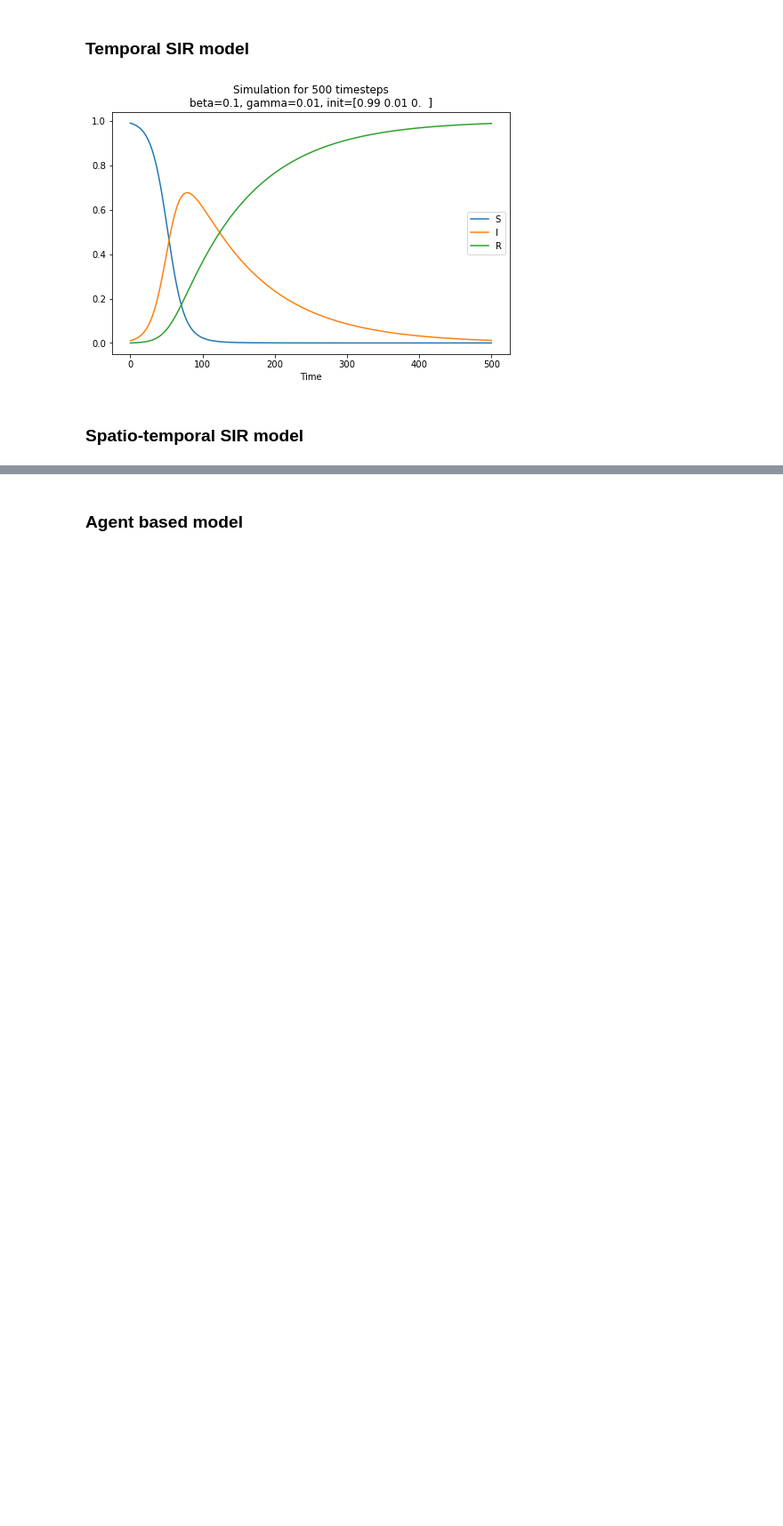
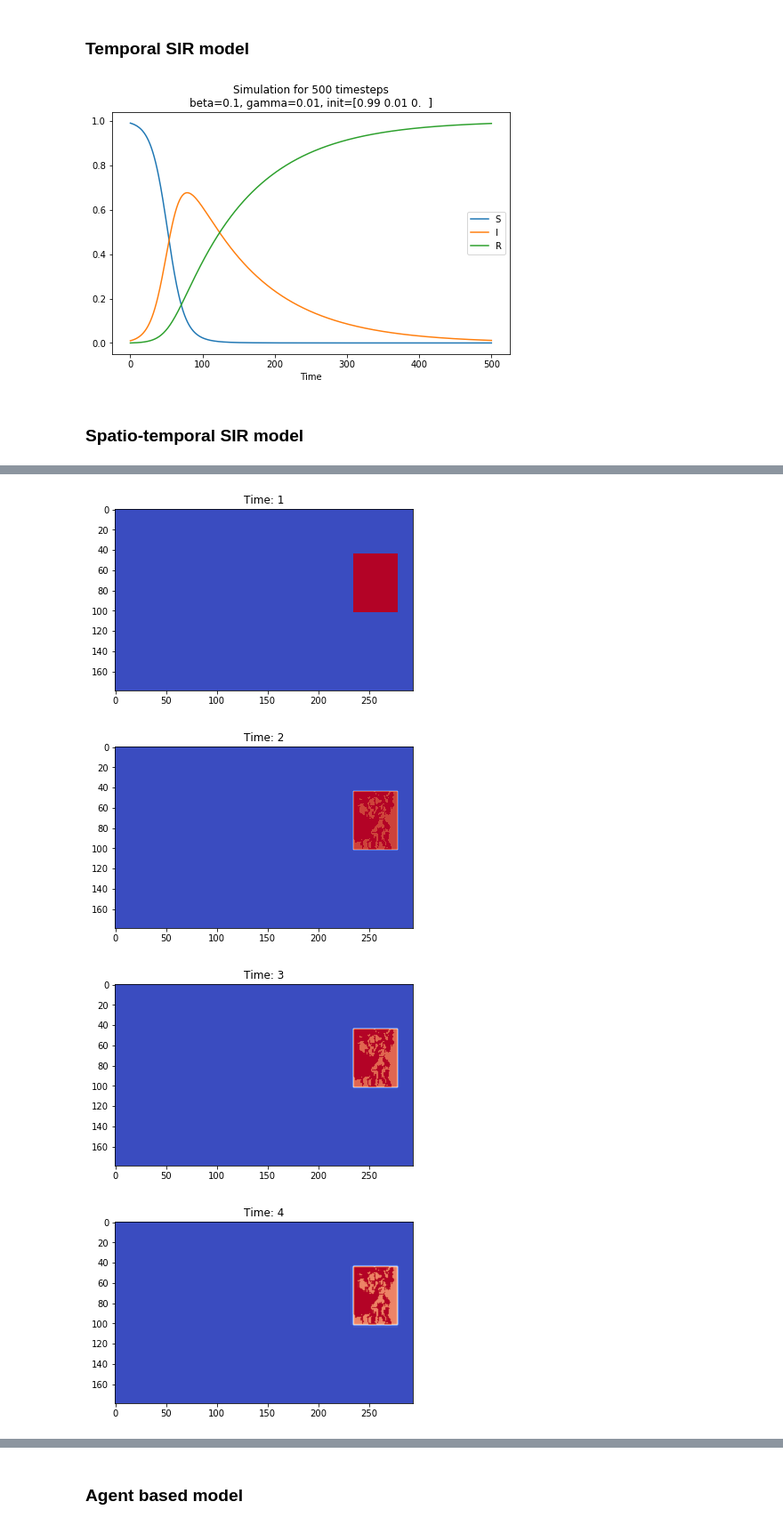
Before and after one commit to not-a-hot-dog/parallelized-disease-modeling, a Jupyter notebook: models/models.ipynb, the cells around one changed output, grey strips where cells are left out. Shown: that part at 89% size. Drawn from its saved outputs; the diff is of its cells as text; code cells hidden in the pictures; blank space fills up the shorter version.

```diff
--- a/models/models.ipynb
+++ b/models/models.ipynb
@@ -168,0 +153,44 @@ for i in range(solution.shape[0]):
+# %%
+Xmax = 294
+Ymax = 179
+
+R_init = np.zeros((Ymax, Xmax))
+I_init = np.zeros((Ymax, Xmax))
+I_init[int(0.15*Xmax):int(0.35*Xmax), int(0.8*Xmax):int(0.95*Xmax)] = 0.1
+S_init = 1-I_init
+
+dS = 0.01 * np.ones((Ymax, Xmax))
+dI = 0.1 * np.ones((Ymax, Xmax))
+dR = 0.01 * np.ones((Ymax, Xmax))
+dS[1-isUS_data.astype('int')] = 0
+dI[1-isUS_data.astype('int')] = 0
+dR[1-isUS_data.astype('int')] = 0
+
+params={
+    'beta':beta_data,
+    'gamma':gamma_data,
+    'S_init':S_init,
+    'I_init':I_init,
+    'R_init':R_init,
+    'Tmax':5,
+    'Xmax':Xmax,
+    'Ymax':Ymax,
+    'dS':dS,
+    'dI':dI,
+    'dR':dR
+}
+
+solution = SIR_spatio_temporal_simulate(params)
+# %%
+for i in range(solution.shape[0]):
+#     if i % 10 == 0:
+    plt.figure(i)
+    plt.imshow(solution[i,1], cmap='coolwarm')
+    plt.title(f'Time: {i+1}')
+    plt.show()
+    plt.close()
+# %% [output]
+[figure, added]
+[figure, added]
+[figure, added]
+[figure, added]
```
Also changed, not shown: parts of 28 cells of this notebook, 5 other files.
